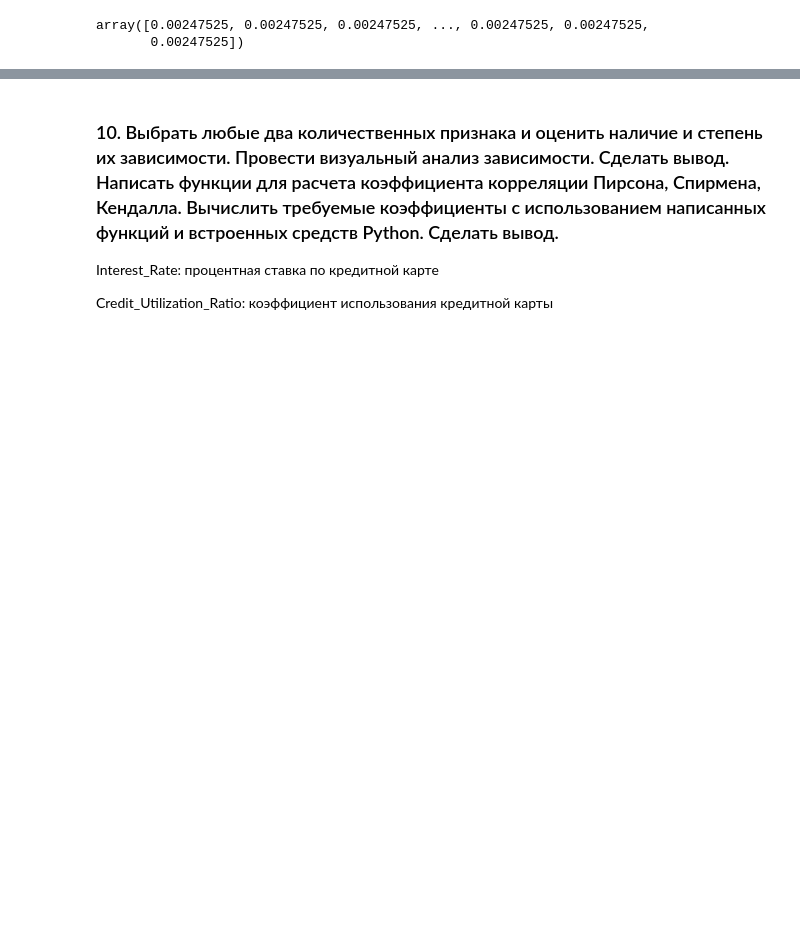
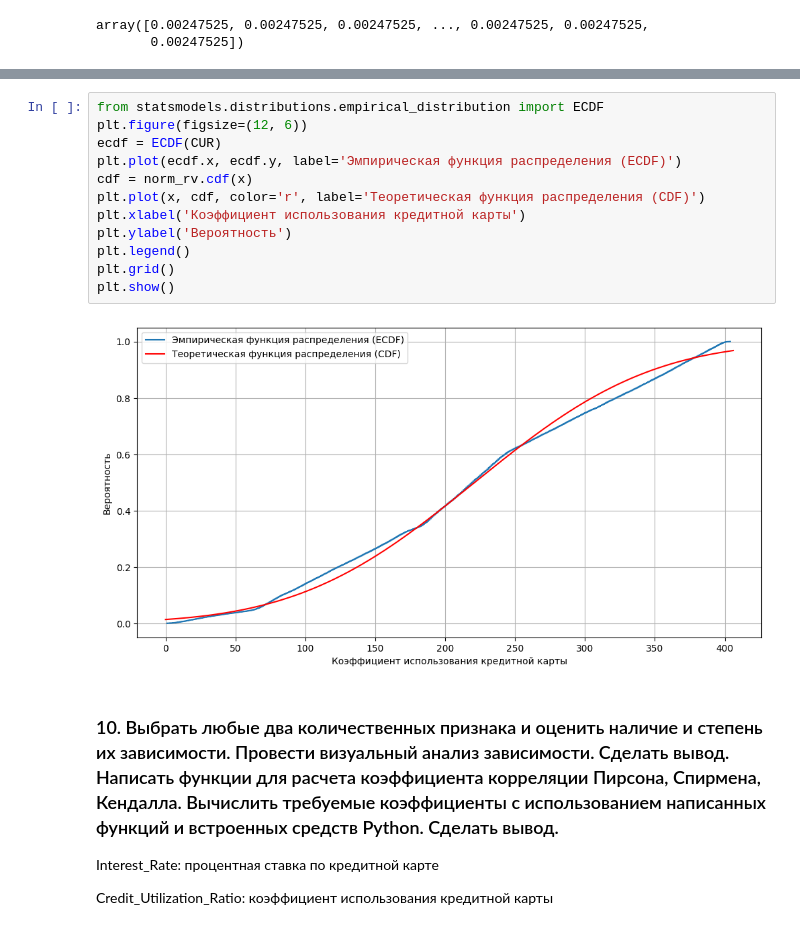
Before and after one commit to Ghukii/TMP-4sem-, a Jupyter notebook: Задание_6/Задание_6_13.ipynb, the cells around one changed output, grey strips where cells are left out. Drawn from its saved outputs; the diff is of its cells as text; blank space fills up the shorter version.

```diff
--- a/Задание_6/Задание_6_13.ipynb
+++ b/Задание_6/Задание_6_13.ipynb
@@ -1136,3 +1123,17 @@ plt.show()
+# %%
+from statsmodels.distributions.empirical_distribution import ECDF
+plt.figure(figsize=(12, 6))
+ecdf = ECDF(CUR)
+plt.plot(ecdf.x, ecdf.y, label='Эмпирическая функция распределения (ECDF)')
+cdf = norm_rv.cdf(x)
+plt.plot(x, cdf, color='r', label='Теоретическая функция распределения (CDF)')
+plt.xlabel('Коэффициент использования кредитной карты')
+plt.ylabel('Вероятность')
+plt.legend()
+plt.grid()
+plt.show()
+# %% [output]
+[figure, added]
 # %% [markdown]
 ### 10. Выбрать любые два количественных признака и оценить наличие и степень их зависимости. Провести визуальный анализ зависимости. Сделать вывод. Написать функции для расчета коэффициента корреляции Пирсона, Спирмена, Кендалла. Вычислить требуемые коэффициенты с использованием написанных функций и встроенных средств Python. Сделать вывод.
 
```
Also changed, not shown: parts of 27 cells of this notebook.
